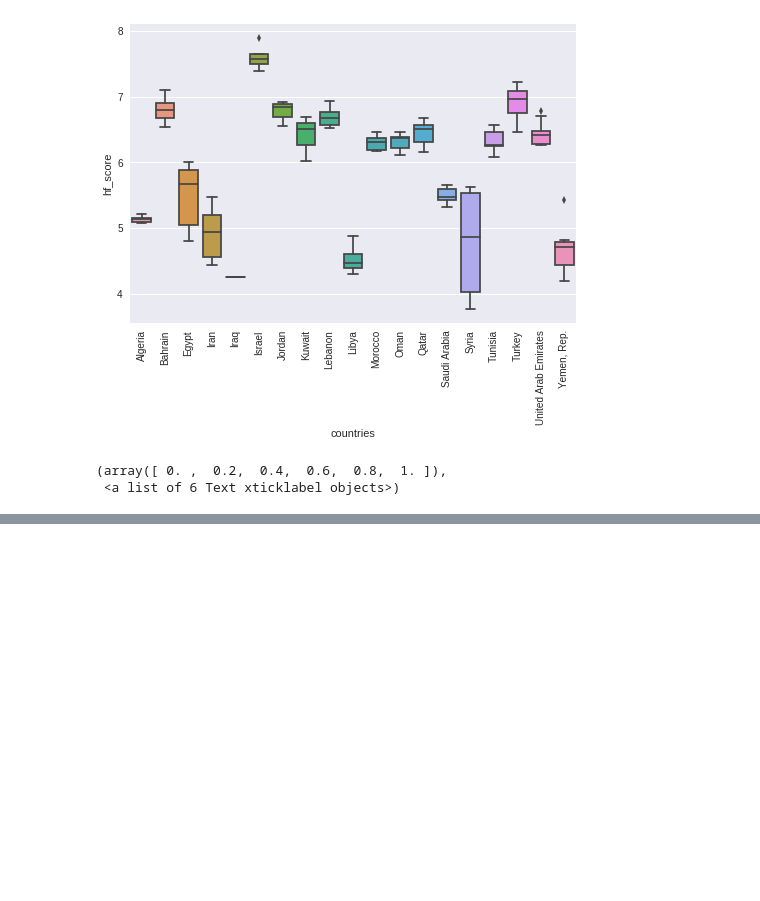
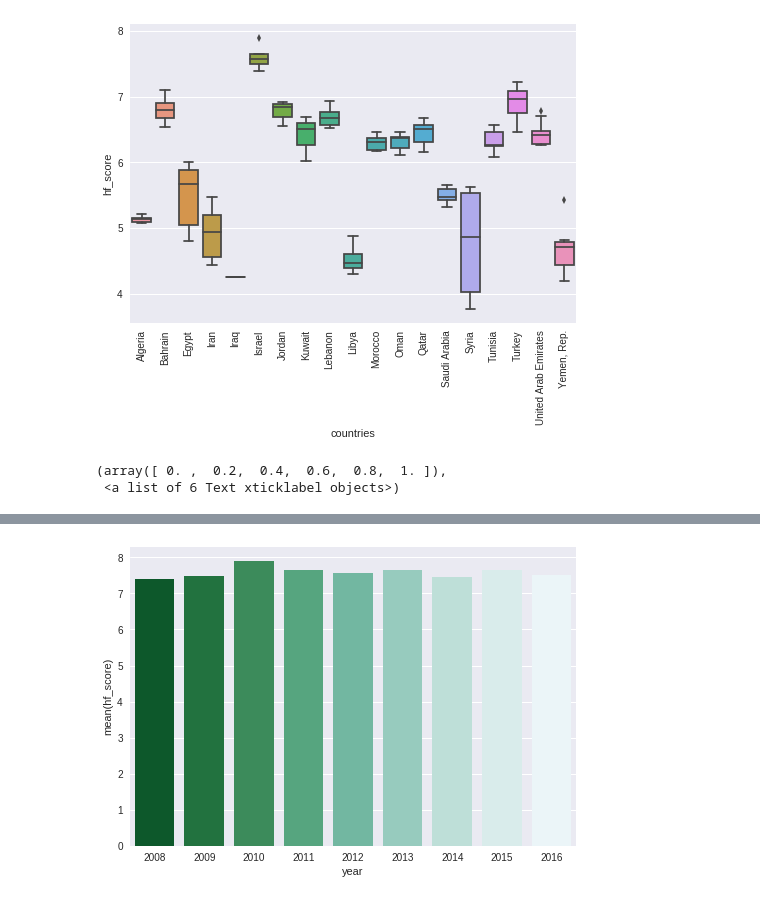
Before and after one commit to JaniceLove/Kaggle, a Jupyter notebook: Human freedom index.ipynb, the cells around one changed output, grey strips where cells are left out. Saved outputs shown, nothing was run; the diff lists cells and outputs as text; code cells hidden in the pictures; blank space fills up the shorter version.

```diff
--- a/Human freedom index.ipynb
+++ b/Human freedom index.ipynb
@@ -76,0 +86,3 @@ plt.xticks(rotation=90)
+# %%
+israel_df = df.loc[df['countries']=='Israel',]
+israel_df.reset_index(drop=True,inplace=True)
@@ -76,0 +99,5 @@ plt.xticks(rotation=90)
+# %%
+plot = sns.barplot(x='year', y = 'hf_score', data= israel_df, palette='BuGn_r')
+sns.plt.show()
+# %% [output]
+[figure, added]
```
Also changed, not shown: parts of 12 cells of this notebook.
